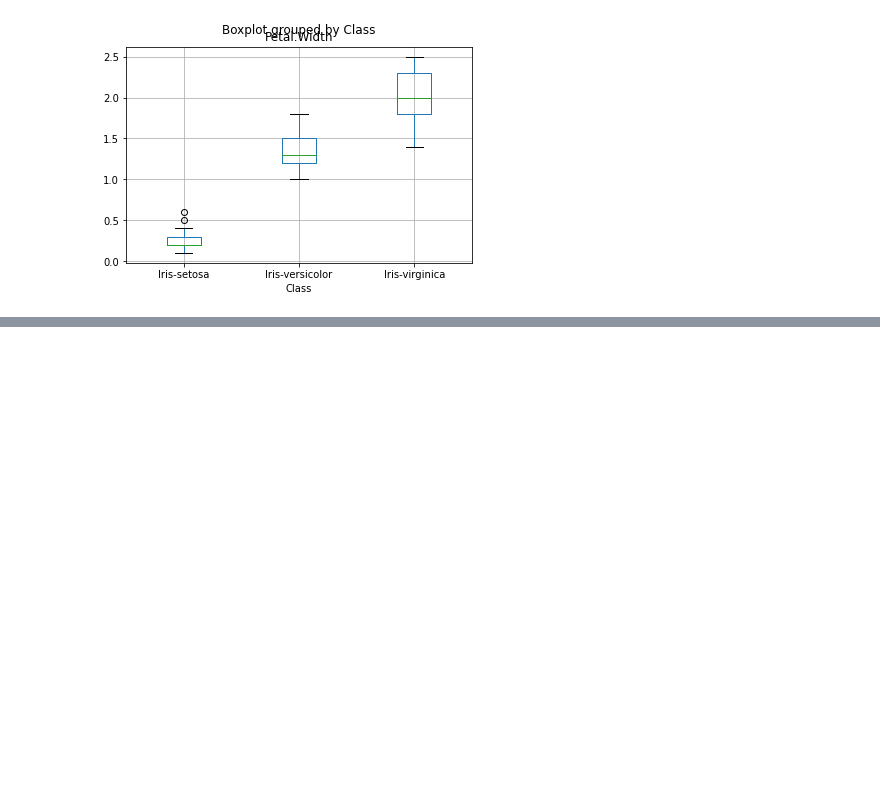
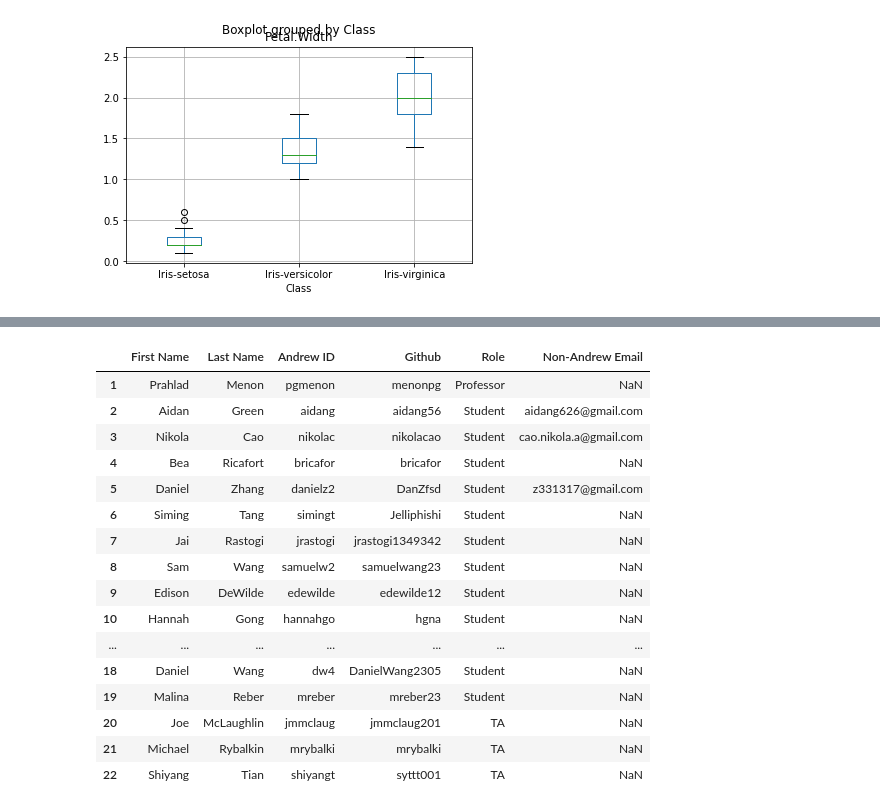
Before and after one commit to menonpg/CMU_PGSS_2022, a Jupyter notebook: Week01/MyFirstNotebook.ipynb, the cells around one changed output, grey strips where cells are left out. Drawn from its saved outputs; the diff is of its cells as text; code cells hidden in the pictures; blank space fills up the shorter version.

```diff
--- a/Week01/MyFirstNotebook.ipynb
+++ b/Week01/MyFirstNotebook.ipynb
@@ -148,0 +211,20 @@ df2.boxplot('Petal.Width',  'Class')
+# %%
+myClassData
+# %% [output]
+|  | First Name | Last Name | Andrew ID | Github | Role | Non-Andrew Email |
+| 1 | Prahlad | Menon | pgmenon | menonpg | Professor | NaN |
+| 2 | Aidan | Green | aidang | aidang56 | Student | aidang626@gmail.com |
+| 3 | Nikola | Cao | nikolac | nikolacao | Student | cao.nikola.a@gmail.com |
+| 4 | Bea | Ricafort | bricafor | bricafor | Student | NaN |
+| 5 | Daniel | Zhang | danielz2 | DanZfsd | Student | z331317@gmail.com |
+| 6 | Siming | Tang | simingt | Jelliphishi | Student | NaN |
+| 7 | Jai | Rastogi | jrastogi | jrastogi1349342 | Student | NaN |
+| 8 | Sam | Wang | samuelw2 | samuelwang23 | Student | NaN |
+| 9 | Edison | DeWilde | edewilde | edewilde12 | Student | NaN |
+| 10 | Hannah | Gong | hannahgo | hgna | Student | NaN |
+| ... | ... | ... | ... | ... | ... | ... |
+| 18 | Daniel | Wang | dw4 | DanielWang2305 | Student | NaN |
+| 19 | Malina | Reber | mreber | mreber23 | Student | NaN |
+| 20 | Joe | McLaughlin | jmmclaug | jmmclaug201 | TA | NaN |
+| 21 | Michael | Rybalkin | mrybalki | mrybalki | TA | NaN |
+| 22 | Shiyang | Tian | shiyangt | syttt001 | TA | NaN |
```
Also changed, not shown: parts of 5 cells of this notebook.
